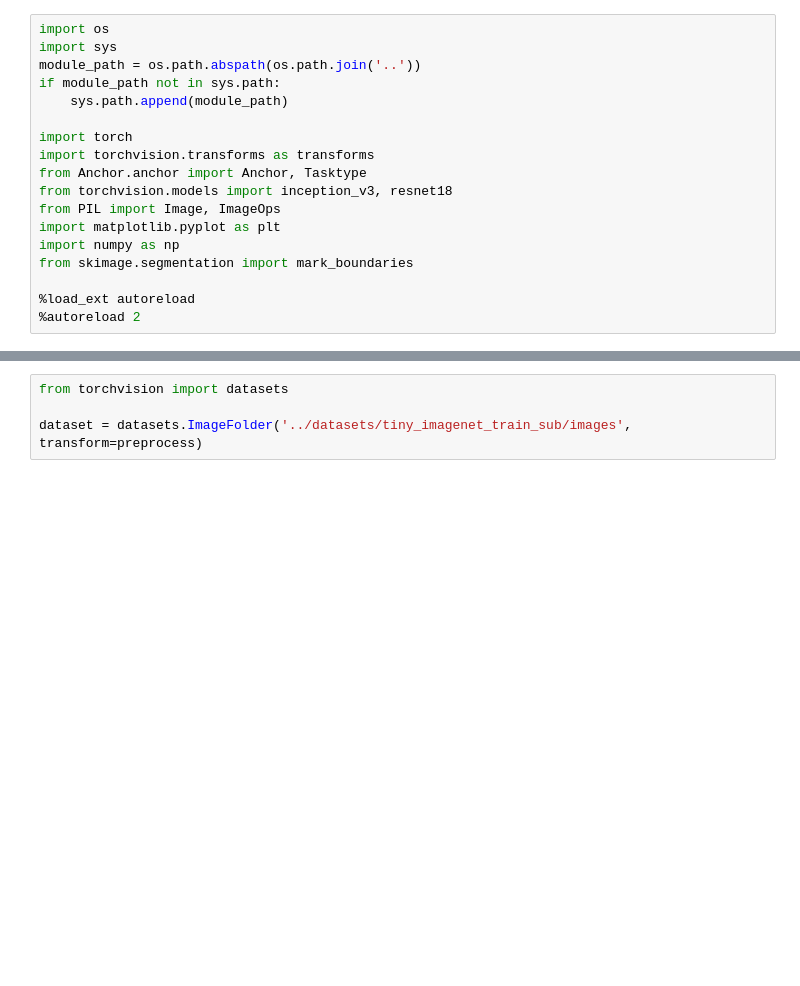
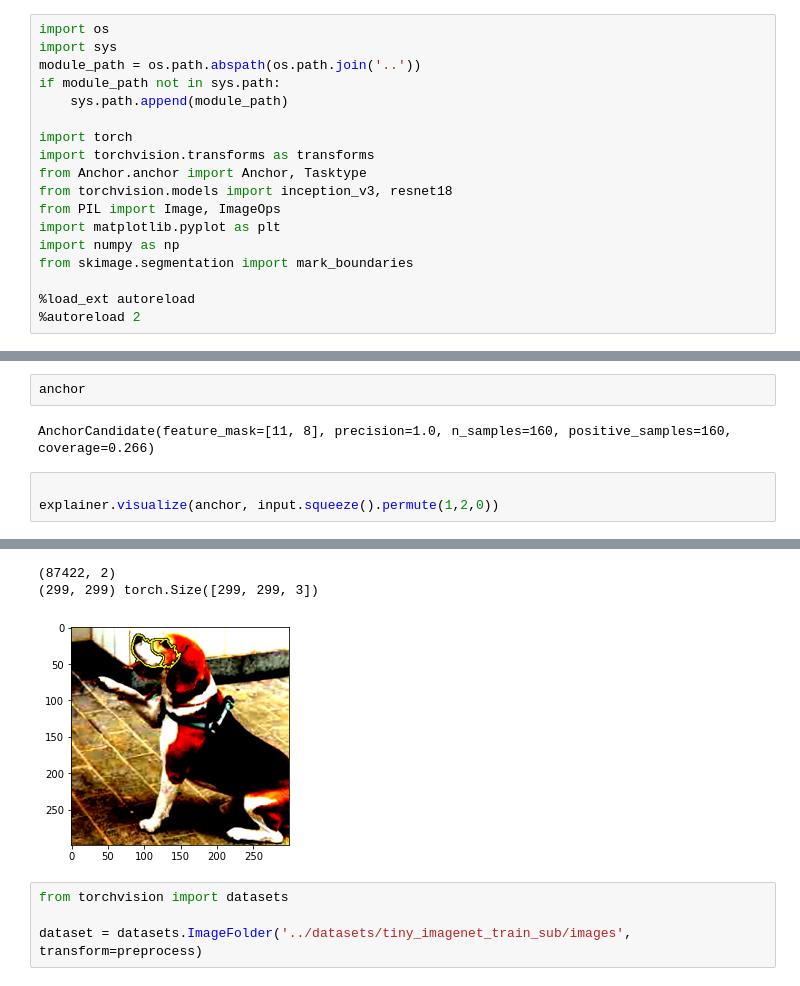
Before and after one commit to LUH-AI/iAnchor, a Jupyter notebook: notebooks/image_example.ipynb, the cells around one changed output, grey strips where cells are left out. Saved outputs shown, nothing was run; the diff lists cells and outputs as text; blank space fills up the shorter version.

Commit message:
IMPL visualizer for images

```diff
--- a/notebooks/image_example.ipynb
+++ b/notebooks/image_example.ipynb
@@ -91,0 +111,8 @@ anchor = explainer.explain_instance(input.squeeze().permute(1,2,0), predict, "be
+# %%
+anchor
+# %% [output]
+AnchorCandidate(feature_mask=[11, 8], precision=1.0, n_samples=160, positive_samples=160, coverage=0.266)
+# %%
+
+explainer.visualize(anchor, input.squeeze().permute(1,2,0))
+# %% [output]
@@ -92,3 +120,6 @@ anchor = explainer.explain_instance(input.squeeze().permute(1,2,0), predict, "be
+(87422, 2)
+(299, 299) torch.Size([299, 299, 3])
+[figure, added]
 # %%
 from torchvision import datasets
 
```
Also changed, not shown: parts of 6 cells of this notebook, 3 other files.
